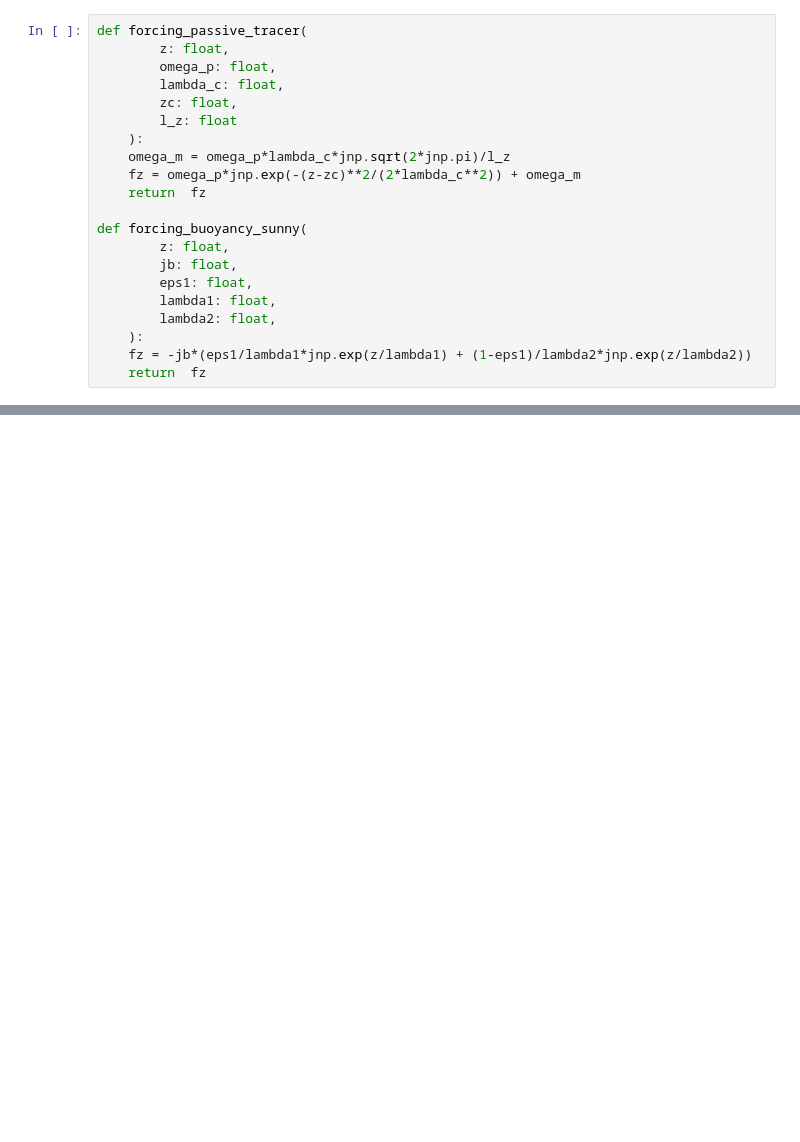
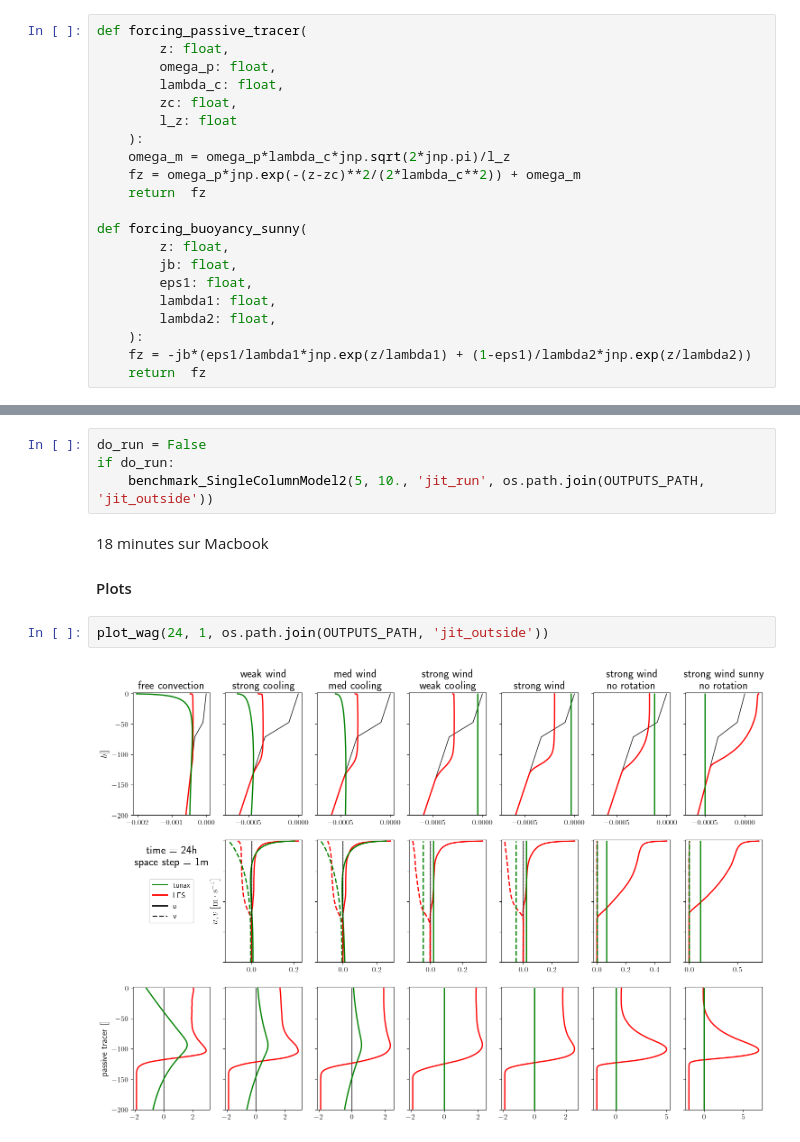
Before and after one commit to meom-group/tunax, a Jupyter notebook: dev_experiments/k-epsilon_Wagner_LES.ipynb, the cells around one changed output, grey strips where cells are left out. Drawn from its saved outputs; the diff is of its cells as text; blank space fills up the shorter version.

```diff
--- a/dev_experiments/k-epsilon_Wagner_LES.ipynb
+++ b/dev_experiments/k-epsilon_Wagner_LES.ipynb
@@ -853,0 +403,11 @@ plt.show()
+# %%
+do_run = False
+if do_run:
+    benchmark_SingleColumnModel2(5, 10., 'jit_run', os.path.join(OUTPUTS_PATH, 'jit_outside'))
+# %% [markdown]
+18 minutes sur Macbook
+#### Plots
+# %%
+plot_wag(24, 1, os.path.join(OUTPUTS_PATH, 'jit_outside'))
+# %% [output]
+[figure, added]
```
Also changed, not shown: parts of 61 cells of this notebook, 13 other files.
